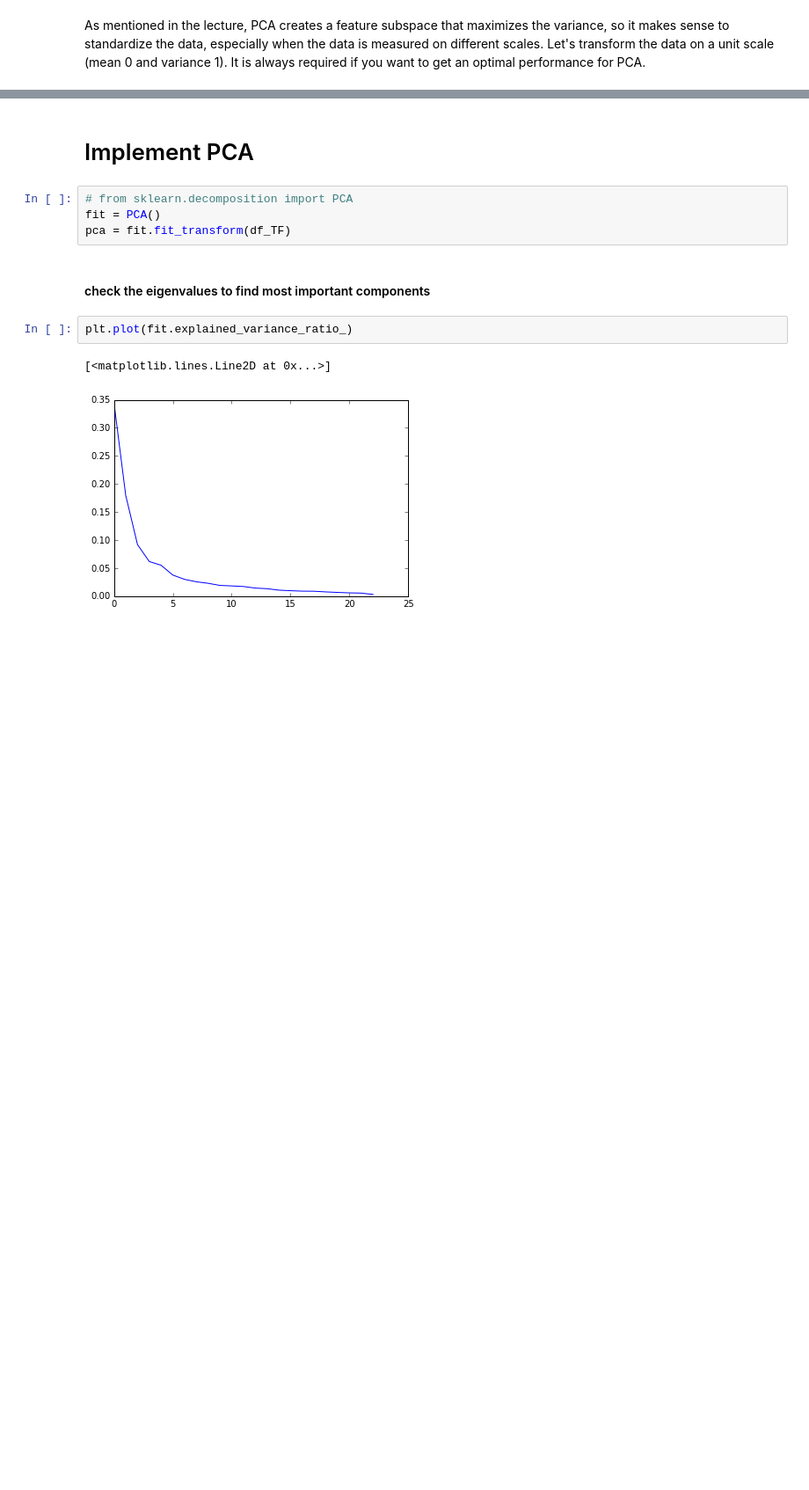
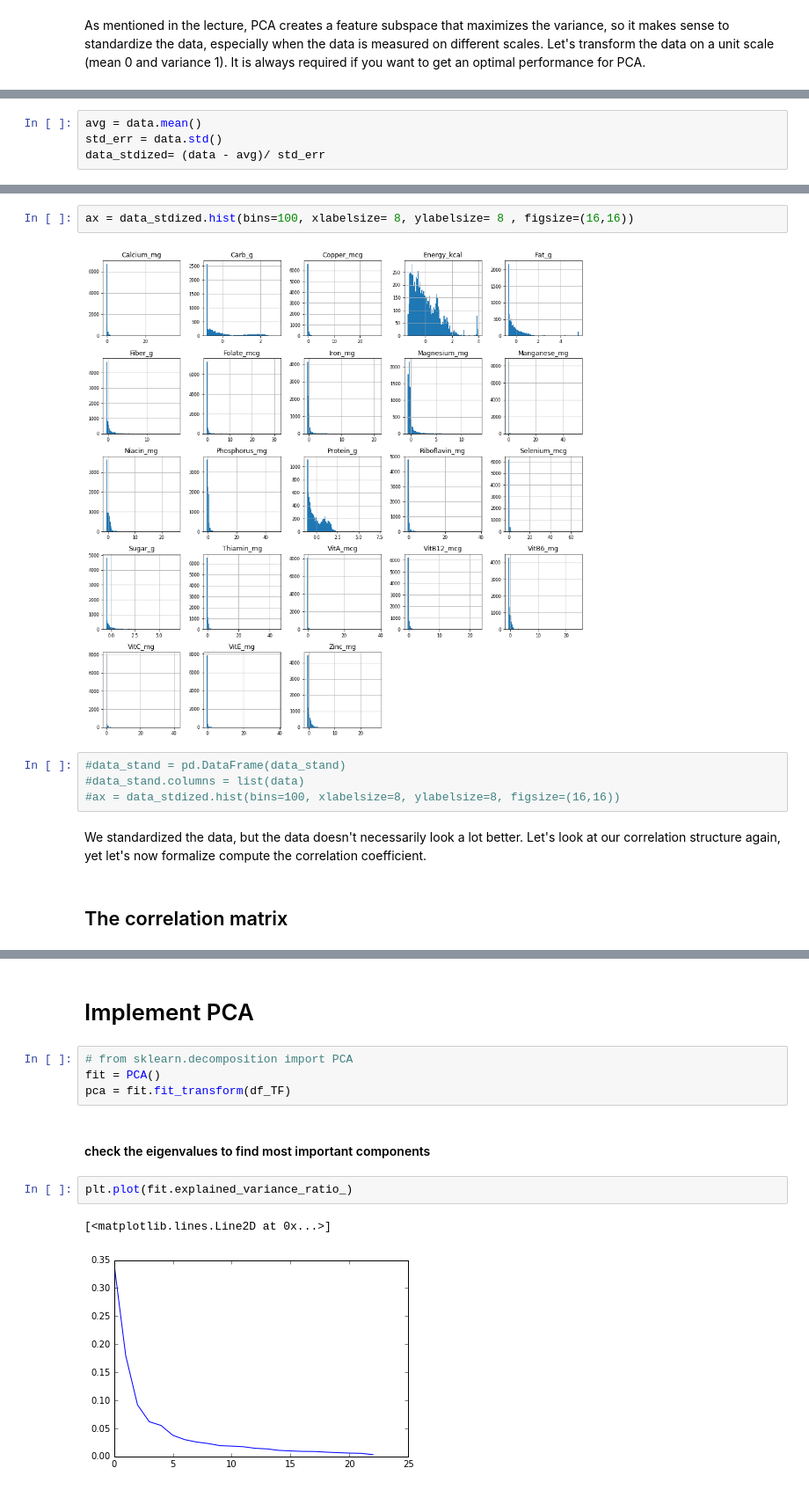
Before and after one commit to learn-co-curriculum/ml-pca-lab, a Jupyter notebook: PCA_lab_WIP.ipynb, the cells around one changed output, grey strips where cells are left out. Shown: that part at 88% size. Cells and saved outputs as stored; diff of their text form; blank space fills up the shorter version.

```diff
--- a/PCA_lab_WIP.ipynb
+++ b/PCA_lab_WIP.ipynb
@@ -148,0 +94,4 @@ standard dev:  1.0
+# %%
+avg = data.mean()
+std_err = data.std()
+data_stdized= (data - avg)/ std_err
@@ -148,0 +125,12 @@ standard dev:  1.0
+# %%
+ax = data_stdized.hist(bins=100, xlabelsize= 8, ylabelsize= 8 , figsize=(16,16))
+# %% [output]
+[figure, added]
+# %%
+#data_stand = pd.DataFrame(data_stand)
+#data_stand.columns = list(data)
+#ax = data_stdized.hist(bins=100, xlabelsize=8, ylabelsize=8, figsize=(16,16))
+# %% [markdown]
+We standardized the data, but the data doesn't necessarily look a lot better. Let's look at our correlation structure again, yet let's now formalize compute the correlation coefficient.
+# %% [markdown]
+## The correlation matrix
```
Also changed, not shown: parts of 55 cells of this notebook.
